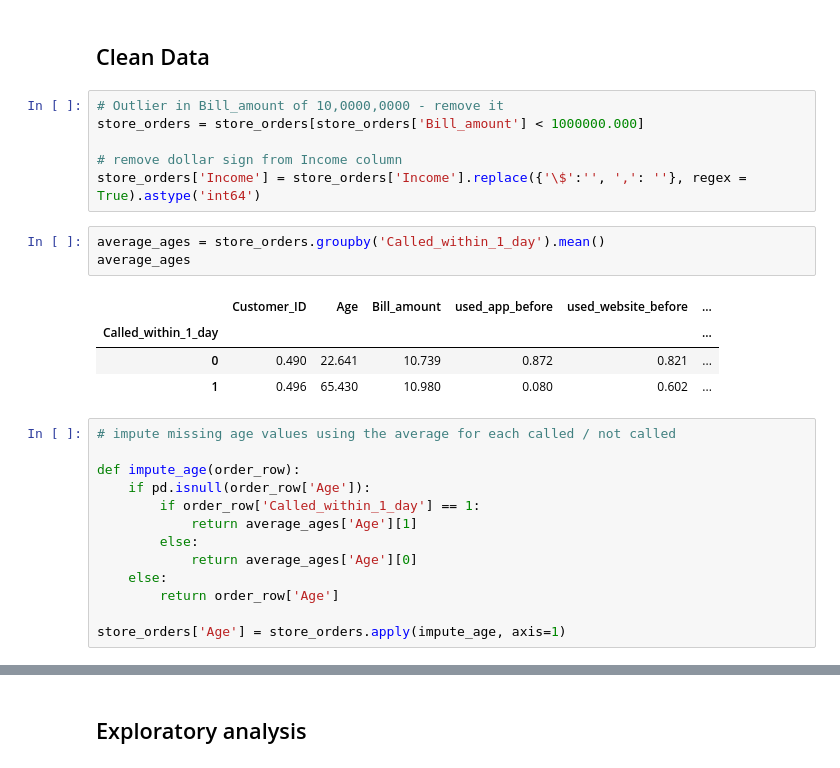
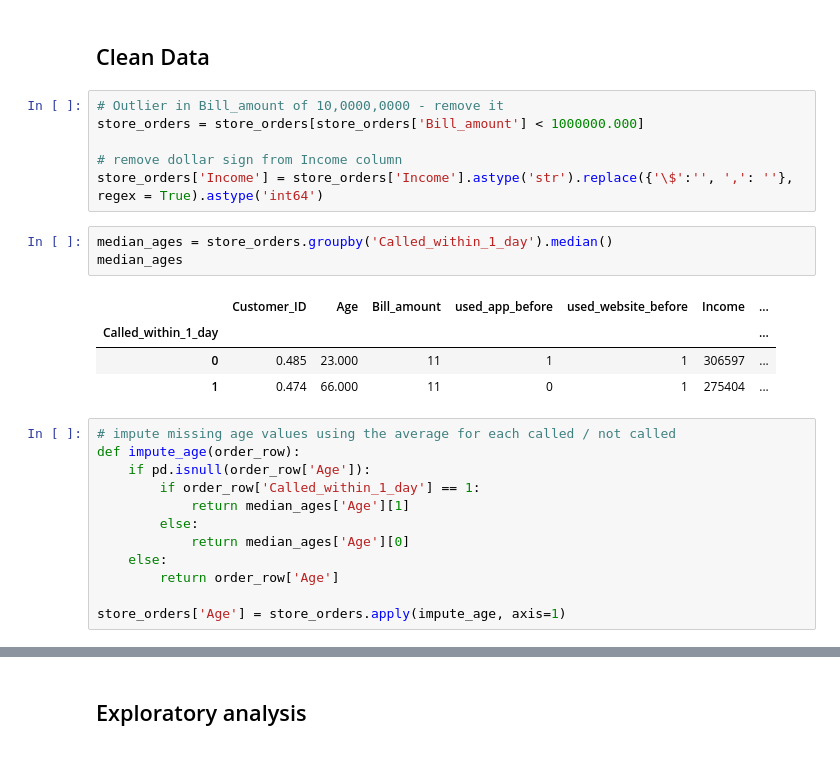
Before and after one commit to rawrzors/sandwichshop, a Jupyter notebook: Dan Mo - Takehome.ipynb, the cells around one changed output, grey strips where cells are left out. Cells and saved outputs as stored; diff of their text form.

```diff
--- a/Dan Mo - Takehome.ipynb
+++ b/Dan Mo - Takehome.ipynb
@@ -19,24 +32,23 @@ store_orders.head(3)
 store_orders = store_orders[store_orders['Bill_amount'] < 1000000.000]
 
 # remove dollar sign from Income column
-store_orders['Income'] = store_orders['Income'].replace({'\$':'', ',': ''}, regex = True).astype('int64')
+store_orders['Income'] = store_orders['Income'].astype('str').replace({'\$':'', ',': ''}, regex = True).astype('int64')
 # %%
-average_ages = store_orders.groupby('Called_within_1_day').mean()
-average_ages
+median_ages = store_orders.groupby('Called_within_1_day').median()
+median_ages
 # %% [output]
-|  | Customer_ID | Age | Bill_amount | used_app_before | used_website_before | ... |
-| Called_within_1_day |  |  |  |  |  | ... |
-| 0 | 0.490 | 22.641 | 10.739 | 0.872 | 0.821 | ... |
-| 1 | 0.496 | 65.430 | 10.980 | 0.080 | 0.602 | ... |
+|  | Customer_ID | Age | Bill_amount | used_app_before | used_website_before | Income | ... |
+| Called_within_1_day |  |  |  |  |  |  | ... |
+| 0 | 0.485 | 23.000 | 11 | 1 | 1 | 306597 | ... |
+| 1 | 0.474 | 66.000 | 11 | 0 | 1 | 275404 | ... |
 # %%
 # impute missing age values using the average for each called / not called
-
 def impute_age(order_row):
     if pd.isnull(order_row['Age']):
         if order_row['Called_within_1_day'] == 1:
-            return average_ages['Age'][1]
+            return median_ages['Age'][1]
         else:
-            return average_ages['Age'][0]
+            return median_ages['Age'][0]
     else:
         return order_row['Age']
 
```
Also changed, not shown: parts of 17 cells of this notebook.
